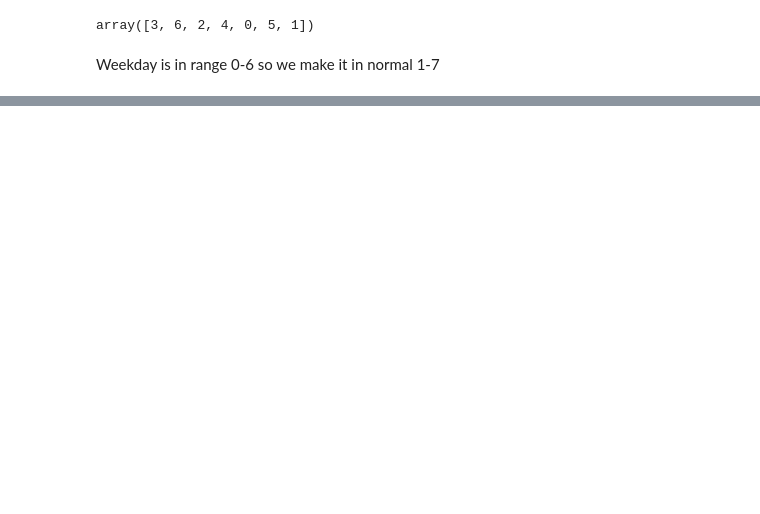
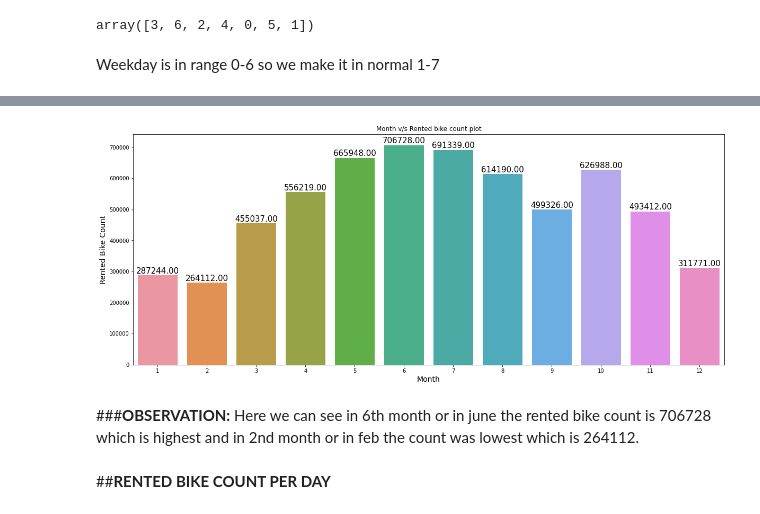
Before and after one commit to Bassu1011/Bike-Sharing-Demand_Prediction-Capstone-Project, a Jupyter notebook: Bike_Sharing_Demand_Prediction_Capstone_Project.ipynb, the cells around one changed output, grey strips where cells are left out. Cells and saved outputs as stored; diff of their text form; code cells hidden in the pictures; blank space fills up the shorter version.

```diff
--- a/Bike_Sharing_Demand_Prediction_Capstone_Project.ipynb
+++ b/Bike_Sharing_Demand_Prediction_Capstone_Project.ipynb
@@ -174,0 +181,6 @@ Weekday is in range 0-6 so we make it in normal 1-7
+# %%
+#creating data frame with year, month, day, weekday and rented bike count
+Rented_bike_per_year = pd.DataFrame(df['Rented Bike Count'].groupby(by=df['Year']).sum()).reset_index().sort_values("Year", ascending=True)
+Rented_bike_per_month = pd.DataFrame(df['Rented Bike Count'].groupby(by=df['Month']).sum()).reset_index().sort_values("Month", ascending=True)
+Rented_bike_per_Day= pd.DataFrame(df['Rented Bike Count'].groupby(by=df['Day']).sum()).reset_index().sort_values("Day", ascending=True)
+Rented_bike_per_Weekday= pd.DataFrame(df['Rented Bike Count'].groupby(by=df['Weekday']).sum()).reset_index().sort_values("Weekday",ascending=True)
@@ -174,0 +252,40 @@ Weekday is in range 0-6 so we make it in normal 1-7
+# %%
+# Defining the plot size
+plt.figure(figsize=(20, 8))
+
+# Defining the values for x-axis, y-axis
+# and from which datafarme the values are to be picked
+plots = sns.barplot(x=Rented_bike_per_month['Month'] , y=Rented_bike_per_month['Rented Bike Count'])
+# Iterrating over the bars one-by-one
+for bar in plots.patches:
+
+  # Using Matplotlib's annotate function and
+  # passing the coordinates where the annotation shall be done
+  # x-coordinate: bar.get_x() + bar.get_width() / 2
+  # y-coordinate: bar.get_height()
+  # free space to be left to make graph pleasing: (0, 8)
+  # ha and va stand for the horizontal and vertical alignment
+    plots.annotate(format(bar.get_height(), '.2f'),
+                   (bar.get_x() + bar.get_width() / 2,
+                    bar.get_height()), ha='center', va='center',
+                   size=15, xytext=(0, 8),
+                   textcoords='offset points')
+
+# Setting the label for x-axis
+plt.xlabel("Month", size=14)
+
+# Setting the label for y-axis
+plt.ylabel("Rented Bike Count", size=14)
+
+# Setting the title for the graph
+plt.title("Month v/s Rented bike count plot")
+
+# Finally showing the plot
+plt.show()
+# %% [output]
+[figure, added]
+# %% [markdown]
+###**OBSERVATION:**
+Here we can see in 6th month or in june the rented bike count is 706728 which is highest and in 2nd month or in feb the count was lowest which is 264112.
+# %% [markdown]
+##**RENTED BIKE COUNT PER DAY**
```
Also changed, not shown: parts of 57 cells of this notebook.
